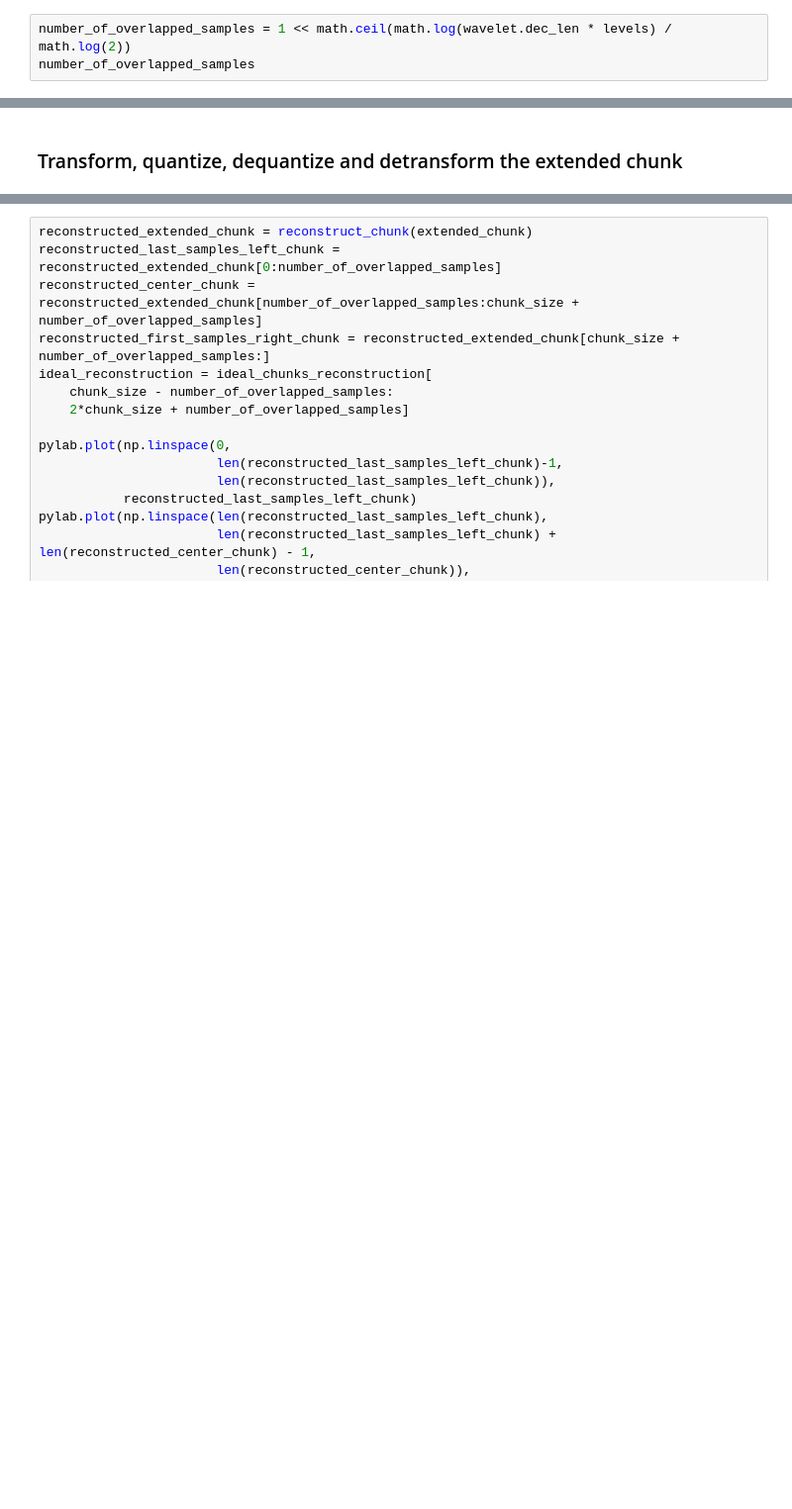
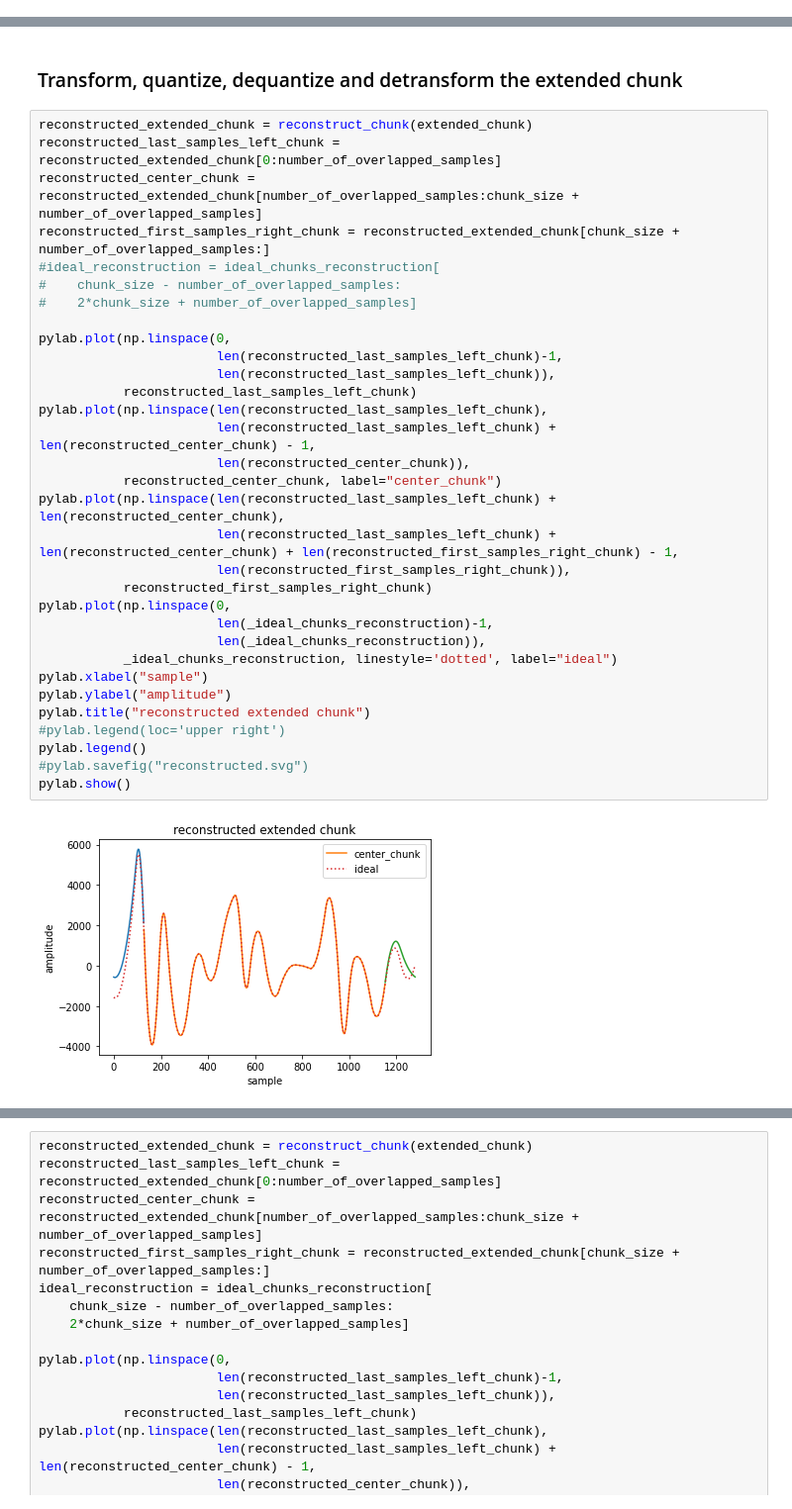
Before and after one commit to Tecnologias-multimedia/Tecnologias-multimedia.github.io, a Jupyter notebook: study_guide/13-overlapped_temporal_decorrelation_I/quantization_DWT.ipynb, the cells around one changed output, grey strips where cells are left out. Shown: that part at 99% size. Drawn from its saved outputs; the diff is of its cells as text; blank space fills up the shorter version.

````diff
--- a/study_guide/13-overlapped_temporal_decorrelation_I/quantization_DWT.ipynb
+++ b/study_guide/13-overlapped_temporal_decorrelation_I/quantization_DWT.ipynb
@@ -148,9 +165,6 @@ Signal discontinuities usually happen between adjacent chunks :-/
 ```
 
 Notice that the extended decomposition (in general) is going to be longer than the non-extended one, and therefore, it  will need more bits to be represented. However, notice also that we are compressing the decomposition and therefore, the memory increment should be small. Anyway, to determine which stragegy is the best one, ask to the RD curves!
-# %%
-number_of_overlapped_samples = 1 << math.ceil(math.log(wavelet.dec_len * levels) / math.log(2))
-number_of_overlapped_samples
 # %% [markdown]
 ### Creation of the extended chunk
 # %%
@@ -181,2 +201,36 @@ pylab.show()
 # %% [markdown]
 ### Transform, quantize, dequantize and detransform the extended chunk
+# %%
+reconstructed_extended_chunk = reconstruct_chunk(extended_chunk)
+reconstructed_last_samples_left_chunk = reconstructed_extended_chunk[0:number_of_overlapped_samples]
+reconstructed_center_chunk = reconstructed_extended_chunk[number_of_overlapped_samples:chunk_size + number_of_overlapped_samples]
+reconstructed_first_samples_right_chunk = reconstructed_extended_chunk[chunk_size + number_of_overlapped_samples:]
+#ideal_reconstruction = ideal_chunks_reconstruction[
+#    chunk_size - number_of_overlapped_samples:
+#    2*chunk_size + number_of_overlapped_samples]
+
+pylab.plot(np.linspace(0,
+                       len(reconstructed_last_samples_left_chunk)-1,
+                       len(reconstructed_last_samples_left_chunk)),
+           reconstructed_last_samples_left_chunk)
+pylab.plot(np.linspace(len(reconstructed_last_samples_left_chunk),
+                       len(reconstructed_last_samples_left_chunk) + len(reconstructed_center_chunk) - 1,
+                       len(reconstructed_center_chunk)),
+           reconstructed_center_chunk, label="center_chunk")
+pylab.plot(np.linspace(len(reconstructed_last_samples_left_chunk) + len(reconstructed_center_chunk),
+                       len(reconstructed_last_samples_left_chunk) + len(reconstructed_center_chunk) + len(reconstructed_first_samples_right_chunk) - 1,
+                       len(reconstructed_first_samples_right_chunk)),
+           reconstructed_first_samples_right_chunk)
+pylab.plot(np.linspace(0,
+                       len(_ideal_chunks_reconstruction)-1,
+                       len(_ideal_chunks_reconstruction)),
+           _ideal_chunks_reconstruction, linestyle='dotted', label="ideal")
+pylab.xlabel("sample")
+pylab.ylabel("amplitude")
+pylab.title("reconstructed extended chunk")
+#pylab.legend(loc='upper right')
+pylab.legend()
+#pylab.savefig("reconstructed.svg")
+pylab.show()
+# %% [output]
+[figure, added]
````
Also changed, not shown: parts of 20 cells of this notebook, 4 other files.
